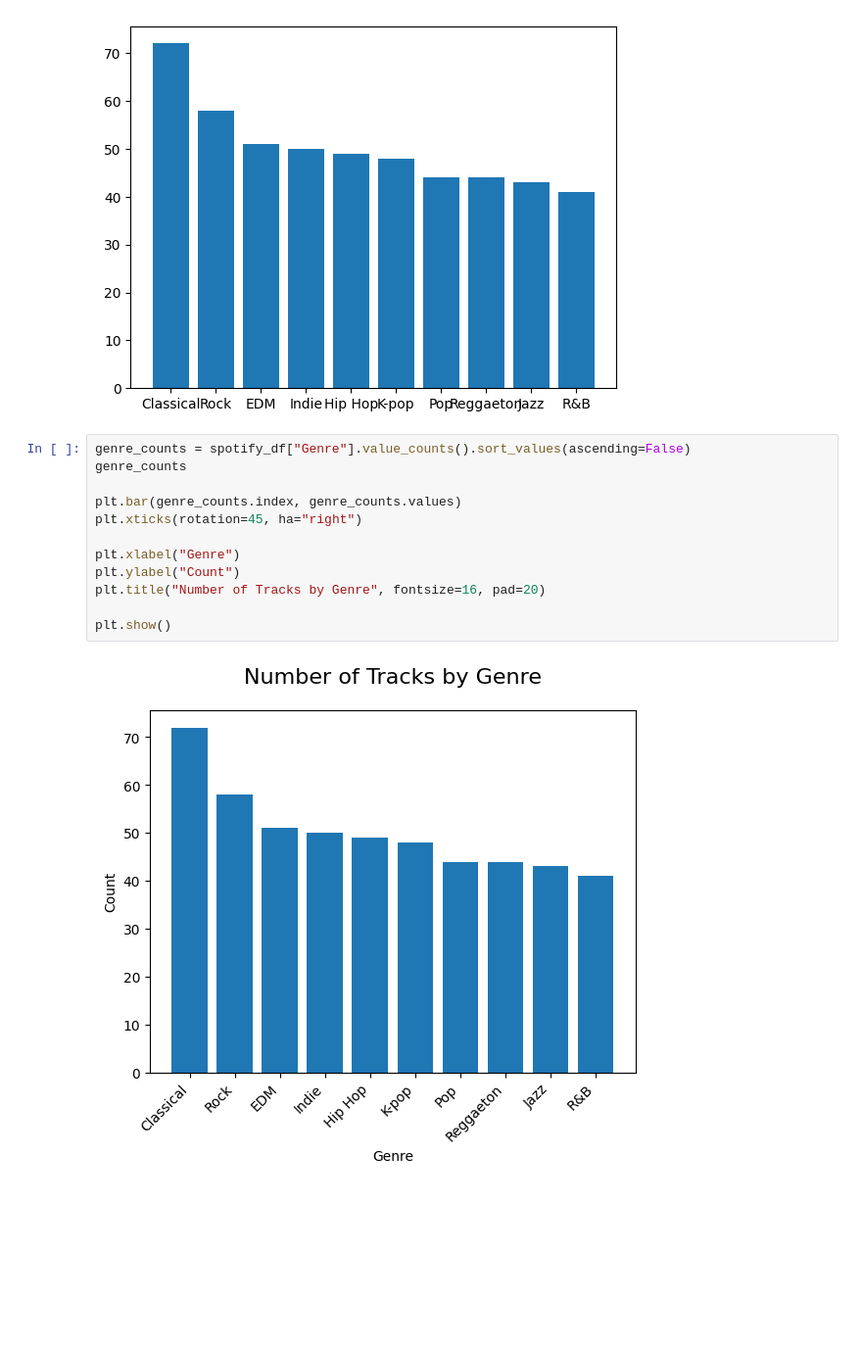
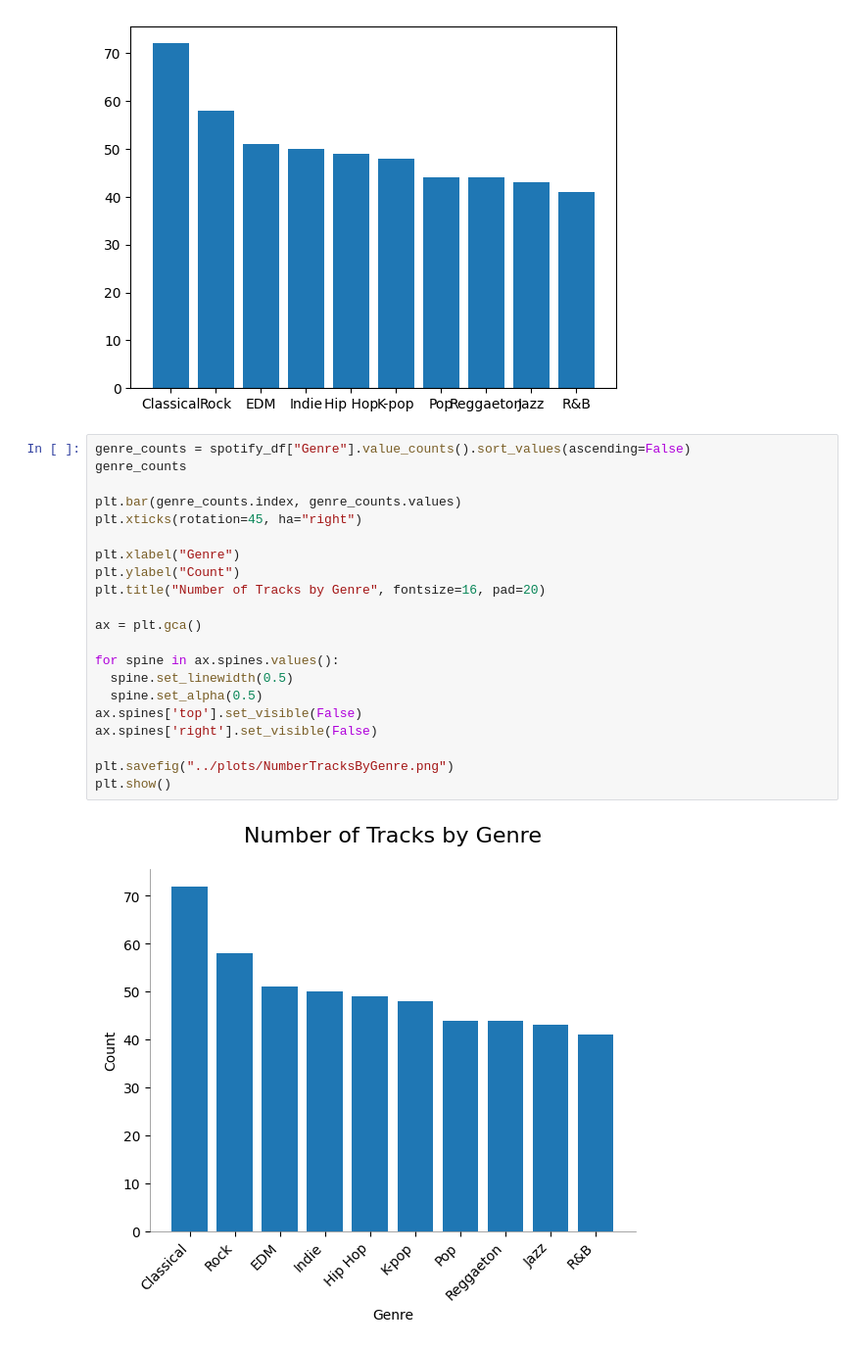
Before and after one commit to sithid/learning_plots_JamesGlosser, a Jupyter notebook: notebooks/plots.ipynb, the cells around one changed output. Shown at 98% size. Cells and saved outputs as stored; diff of their text form; blank space fills up the shorter version.

```diff
--- a/notebooks/plots.ipynb
+++ b/notebooks/plots.ipynb
@@ -625,14 +635,23 @@ plt.show()
 # %%
 genre_counts = spotify_df["Genre"].value_counts().sort_values(ascending=False)
 genre_counts
 
 plt.bar(genre_counts.index, genre_counts.values)
 plt.xticks(rotation=45, ha="right")
 
 plt.xlabel("Genre")
 plt.ylabel("Count")
 plt.title("Number of Tracks by Genre", fontsize=16, pad=20)
 
+ax = plt.gca()
+
+for spine in ax.spines.values():
+  spine.set_linewidth(0.5)
+  spine.set_alpha(0.5)
+ax.spines['top'].set_visible(False)
+ax.spines['right'].set_visible(False)
+
+plt.savefig("../plots/NumberTracksByGenre.png")
 plt.show()
 # %% [output]
-[figure, old version]
+[figure, new version]
```
Also changed, not shown: parts of 6 cells of this notebook, 7 other files.
